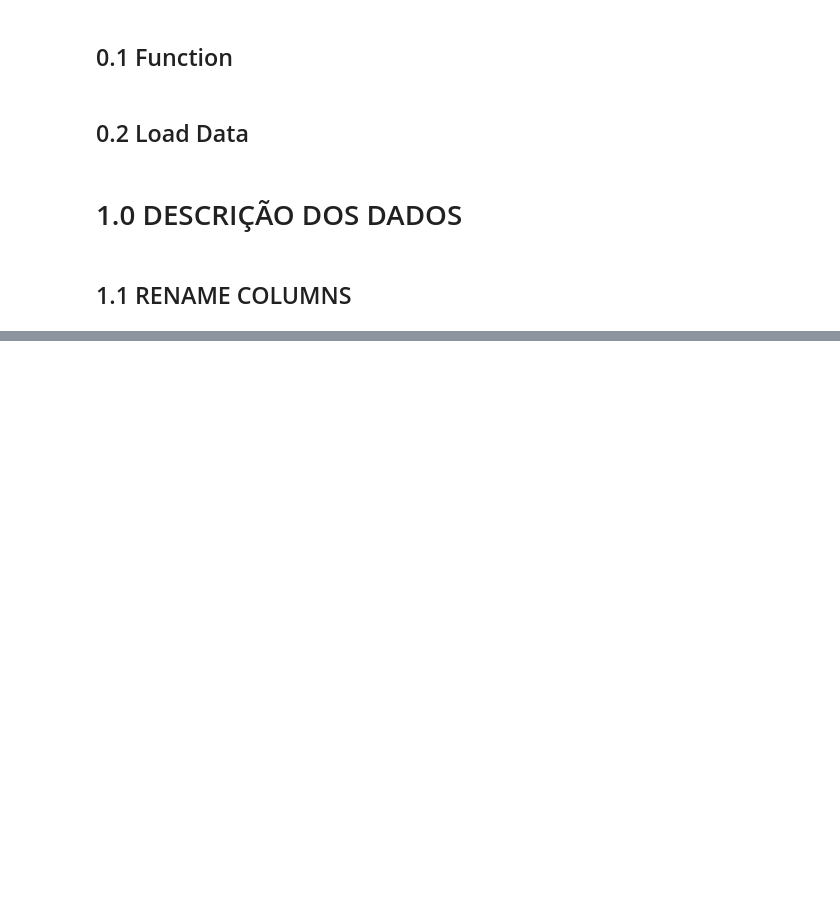
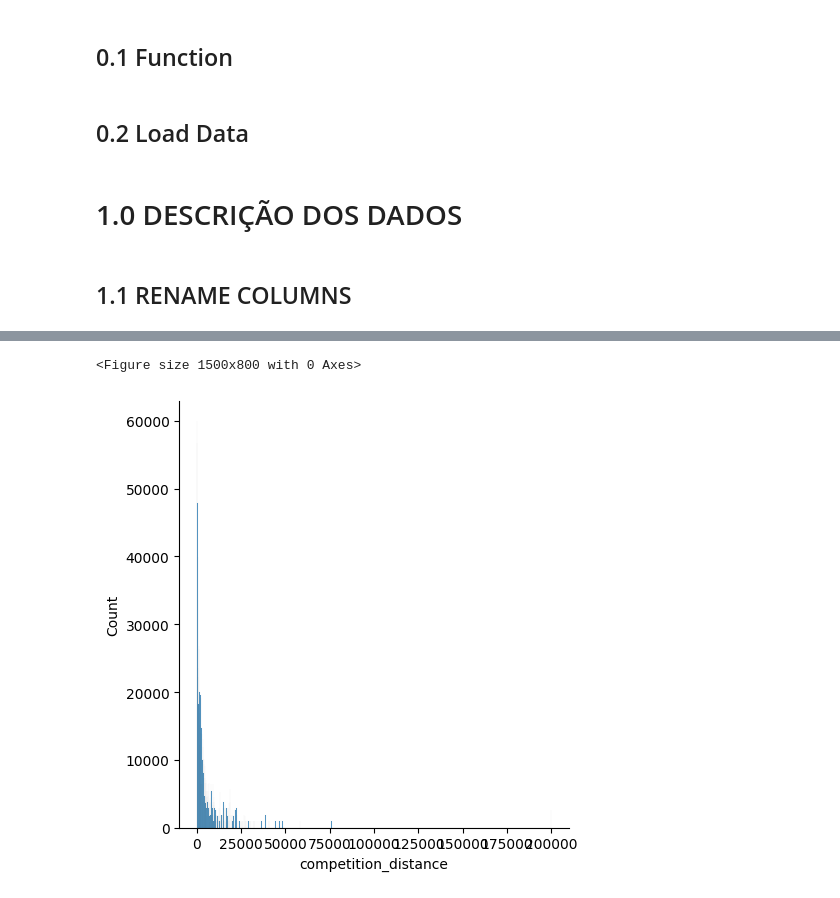
Before and after one commit to OliveiraMatheuss/Rossmann-Sales, a Jupyter notebook: store_sales_prediction.ipynb, the cells around one changed output, grey strips where cells are left out. Cells and saved outputs as stored; diff of their text form; code cells hidden in the pictures; blank space fills up the shorter version.

```diff
--- a/store_sales_prediction.ipynb
+++ b/store_sales_prediction.ipynb
@@ -33,7 +41,7 @@ cols_old = ['Store', 'DayOfWeek', 'Date', 'Sales', 'Customers', 'Open', 'Promo',
         'CompetitionOpenSinceYear', 'Promo2', 'Promo2SinceWeek',
         'Promo2SinceYear', 'PromoInterval']
 
-snakecase = lambda x: inflation(x)
+snakecase = lambda x: inflection.underscore(x)
 cols_new = list(map(snakecase, cols_old))
 
 #rename
@@ -45,0 +60,3 @@ df1.columns = cols_new
+# %%
+df1['date'] = pd.to_datetime(df1['date'])
+df1.dtypes
@@ -49,0 +114,25 @@ df1.columns = cols_new
+# %%
+#competition_distance
+df1['competition_distance'] = df1['competition_distance'].apply(lambda x: 200000.0 if math.isnan(x) else x)
+
+#competition_open_since_month
+df1['competition_open_since_month'] = df1[['competition_open_since_month' , 'date']].apply( lambda x: x['date'].month
+                                                if math.isnan( x['competition_open_since_month'] )
+                                                else x['competition_open_since_month'],
+                                                axis=1 )
+
+#competition_open_since_year
+df1['competition_open_since_year'] = df1[['competition_open_since_year' , 'date']].apply(lambda x: x['date'].year if math.isnan(x['competition_open_since_year']) else x['competition_open_since_year'], axis = 1)
+
+#promo2_since_week
+df1['promo2_since_week'] = df1[['promo2_since_week' , 'date']].apply( lambda x: x['date'].week if math.isnan( x['promo2_since_week'] ) else x['promo2_since_week'], axis=1 )
+
+#promo2_since_year
+df1['promo2_since_year'] = df1[['promo2_since_year' , 'date']].apply( lambda x: x['date'].year if math.isnan(x['promo2_since_year']) else x ['promo2_since_year'], axis= 1)
+
+#promo_interval
+month_map = {1: 'Jan',  2: 'Fev',  3: 'Mar',  4: 'Apr',  5: 'May',  6: 'Jun',  7: 'Jul',  8: 'Aug',  9: 'Sept',  10: 'Oct', 11: 'Nov', 12: 'Dec'}
+
+df1['promo_interval'].fillna(0, inplace= True)
+df1['month_map'] = df1['date'].dt.month.map(month_map)
+df1['is_promo'] = df1[['promo_interval', 'month_map']].apply(lambda x: 0 if x['promo_interval'] == 0 else 1 if x['month_map'] in x['promo_interval'].split(',') else 0, axis =1)
@@ -50 +161,9 @@ df1.columns = cols_new
+# %%
+# competiton
+df1['competition_open_since_month'] = df1['competition_open_since_month'].astype( int )
+df1['competition_open_since_year'] = df1['competition_open_since_year'].astype( int )
+
+# promo2
+df1['promo2_since_week'] = df1['promo2_since_week'].astype( int )
+df1['promo2_since_year'] = df1['promo2_since_year'].astype( int )
 # %% [markdown]
@@ -53,0 +206,7 @@ df1.columns = cols_new
+# %%
+plt.figure(figsize= (15,8))
+sns.displot(df1['competition_distance'])
+plt.show()
+# %% [output]
+<Figure size 1500x800 with 0 Axes>
+[figure, added]
```
Also changed, not shown: parts of 20 cells of this notebook.
